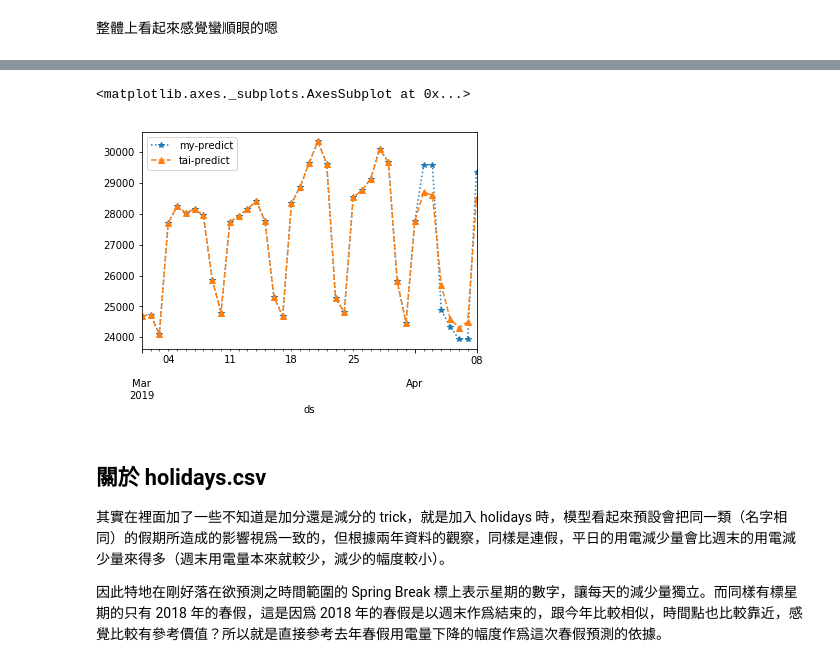
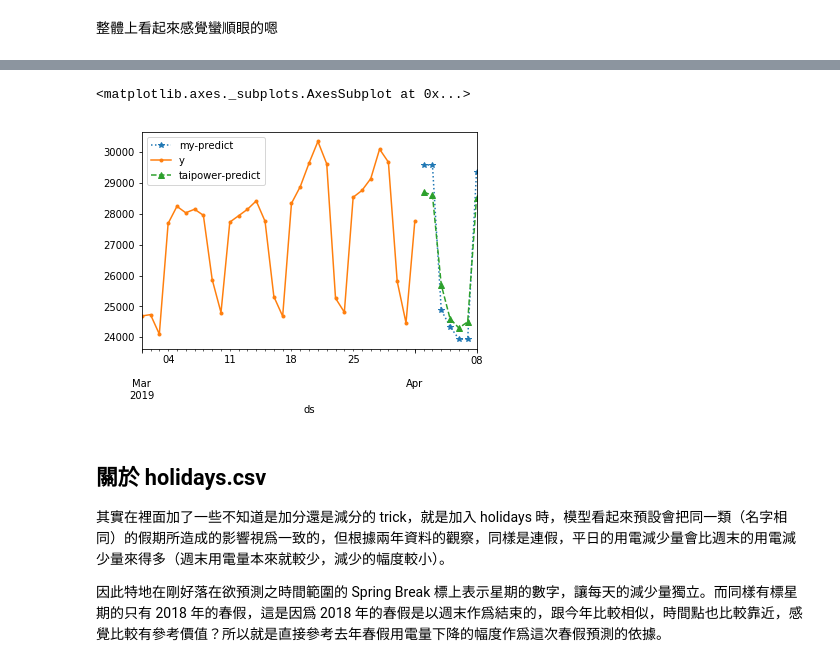
Before and after one commit to siahuat0727/taipower-prophet, a Jupyter notebook: forecasting.ipynb, the cells around one changed output, grey strips where cells are left out. Saved outputs shown, nothing was run; the diff lists cells and outputs as text; code cells hidden in the pictures.

```diff
--- a/forecasting.ipynb
+++ b/forecasting.ipynb
@@ -82,7 +82,7 @@ forecast = m.predict(future)
 # %% [markdown]
 ### 顯示預測結果
 # %%
-forecast[forecast['ds'].between('2019-04-02', '2019-04-08')].plot(x='ds', y='yhat')
+forecast.set_index('ds')['2019-04-02': '2019-04-08'].plot(y='yhat')
 # %% [output]
 <matplotlib.axes._subplots.AxesSubplot at 0x...>
 [figure]
@@ -97,8 +97,7 @@ _ = m.plot_components(forecast)
 # %% [markdown]
 整體上看起來感覺蠻順眼的嗯
 # %%
-prev = df[df['ds'].between('2019-03-01', '2019-04-01')].reset_index(drop=True)
-predict = prev.append(forecast[forecast['ds'].between('2019-04-02', '2019-04-08')].rename(
-    columns={'yhat': 'y'})[['ds','y']]).reset_index(drop=True)
-predict.plot(x='ds', style='*:')
+predict = df.set_index('ds')['2019-03-01': '2019-04-01'].append(
+    forecast.set_index('ds')['2019-04-02': '2019-04-08'][['yhat']].rename(columns={'yhat':'my-predict'}))
+predict.plot(style=['*:', '.-'])
 # %% [output]
@@ -109,16 +115,14 @@ predict.plot(x='ds', style='*:')
 # %%
 tai_predict = pd.read_csv('tai-predict.csv')
 cols = {'日期(年/月/日)': 'ds', '預估瞬時尖峰負載(萬瓩)': 'y'}
 tai_predict = tai_predict.rename(columns=cols)[cols.values()]
 tai_predict['ds'] = tai_predict['ds'].apply(lambda x: pd.to_datetime(x, format='%Y/%m/%d'))
-tai_predict['y'] = tai_predict['y'].apply(lambda x: x*10)
 
-predict = predict.rename(columns={'y': 'my-predict'})
-predict['tai-predict'] = prev.append(tai_predict[tai_predict['ds'] <= '2019-04-08']).reset_index(drop=True)['y']
-predict.plot(x='ds', style=['*:','^--'])
+predict['taipower-predict'] = tai_predict.set_index('ds')[['y']].apply(lambda x: x*10)
+predict.plot(style=['*:', '.-', '^--'])
 # %% [output]
 <matplotlib.axes._subplots.AxesSubplot at 0x...>
-[figure, old version]
+[figure, new version]
 # %% [markdown]
 ## 關於 holidays.csv
 
```
Also changed, not shown: parts of 4 cells of this notebook.
